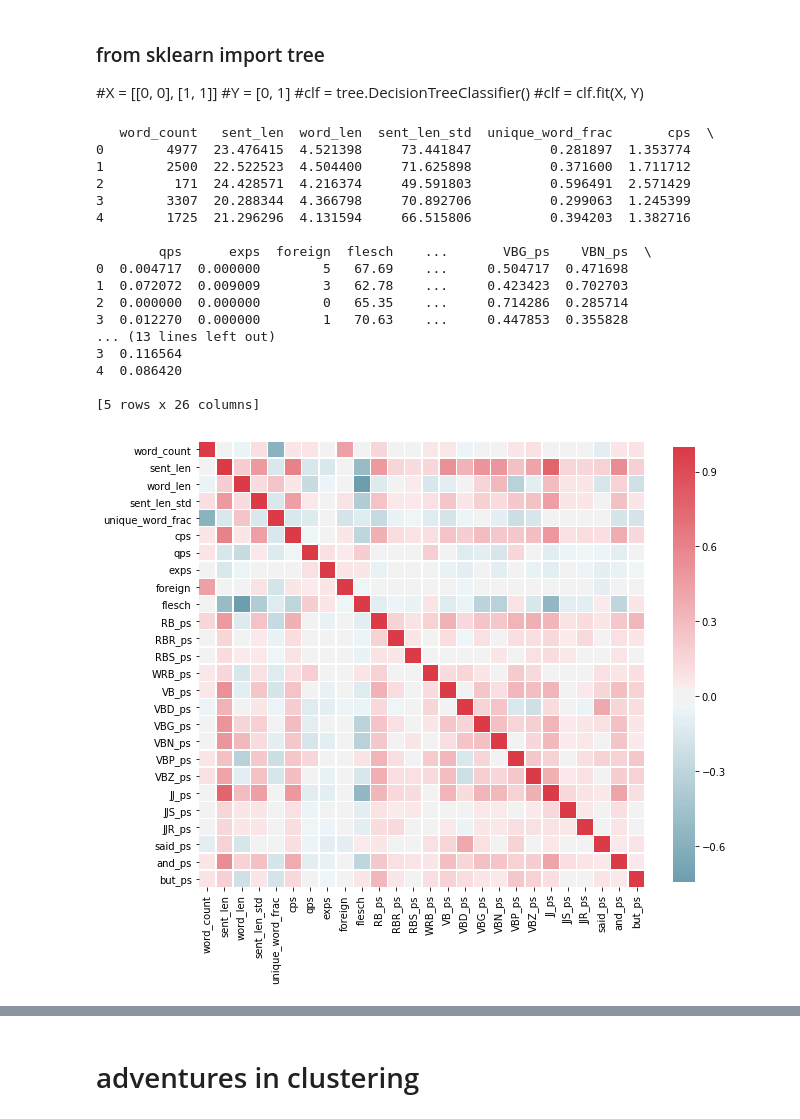
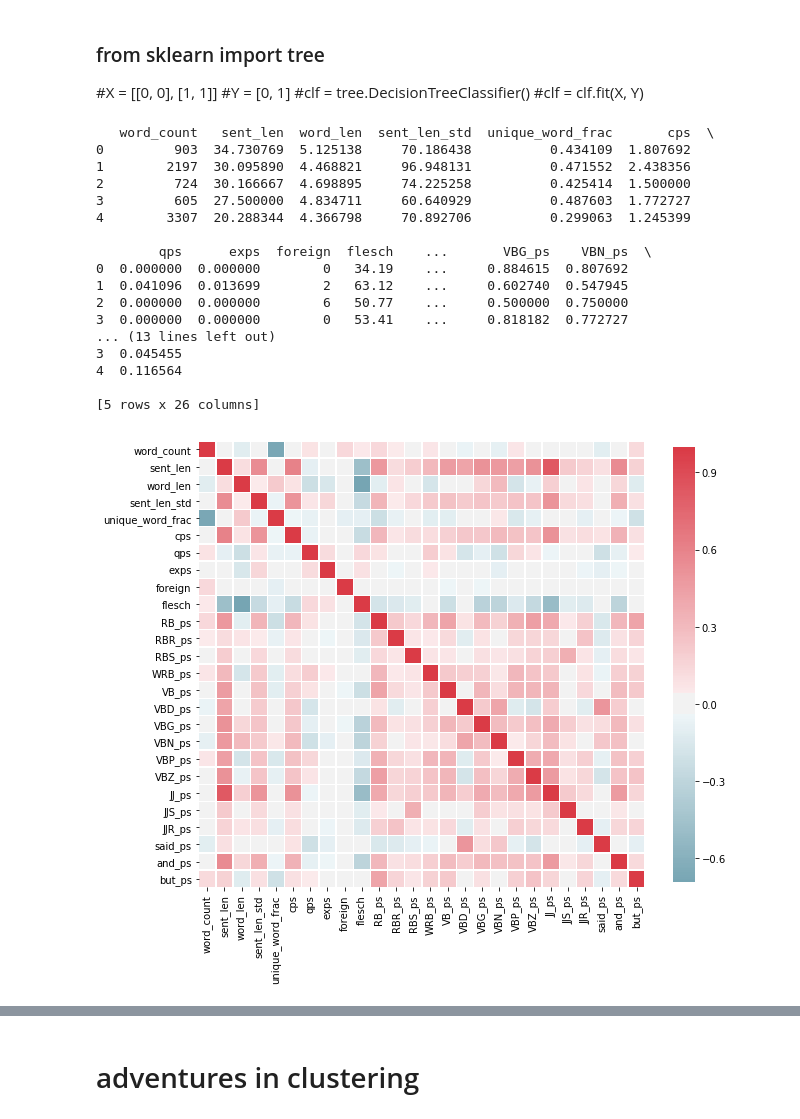
Before and after one commit to jwymbs23/insight, a Jupyter notebook: eda_news_articles.ipynb, the cells around one changed output, grey strips where cells are left out. Saved outputs shown, nothing was run; the diff lists cells and outputs as text; code cells hidden in the pictures.

```diff
--- a/eda_news_articles.ipynb
+++ b/eda_news_articles.ipynb
@@ -130,7 +204,7 @@ pickle.dump( ['guard', guard_id, guard_sent, guard_word, guard_string_count], op
 # Can start here if you don't care about which articles you got, and you have the article pickle files
 # %%
 #unpickle files
-pub, nyt_id, nyt_sent, nyt_word, nyt_string_count = pickle.load( open( "nyt_tokenized_strings.p", "rb" ) )
-pub, breit_id, breit_sent, breit_word, breit_string_count = pickle.load( open( "breit_tokenized_strings.p", "rb" ) )
-pub, wapo_id, wapo_sent, wapo_word, wapo_string_count = pickle.load( open( "wapo_tokenized_strings.p", "rb" ) )
-pub, guard_id, guard_sent, guard_word, guard_string_count = pickle.load( open( "guard_tokenized_strings.p", "rb" ) )
+pub, nyt_id, nyt_auth, nyt_sent, nyt_word, nyt_string_count, nyt_pos = pickle.load( open( "nyt_tokenized_strings.p", "rb" ) )
+pub, breit_id, breit_auth, breit_sent, breit_word, breit_string_count, breit_pos = pickle.load( open( "breit_tokenized_strings.p", "rb" ) )
+pub, wapo_id, wapo_auth, wapo_sent, wapo_word, wapo_string_count, wapo_pos = pickle.load( open( "wapo_tokenized_strings.p", "rb" ) )
+pub, guard_id, guard_auth, guard_sent, guard_word, guard_string_count, guard_pos = pickle.load( open( "guard_tokenized_strings.p", "rb" ) )
@@ -149,12 +219,13 @@ print(textstat.flesch_reading_ease('hi, how are you?'))
 # %%
 class Publication():
 
-    def __init__(self, pub_id = '', pub_id_list = [], pub_sent = [], pub_word = [], pub_string_count = []):
+    def __init__(self, pub_id = '', pub_sent = [], pub_word = [], pub_string_count = [], pub_pos = []):
         self.publication_name = pub_id
-        self.id_list = pub_id_list
+        #self.id_list = pub_id_list
         self.sent_tok = pub_sent
         self.word_tok = pub_word
         self.string_count = pub_string_count
+        self.pos = pub_pos
 
     def calc_word_count(self):
         self.word_count_punc = [len(text) for text in self.word_tok]
@@ -196,18 +267,15 @@ class Publication():
         self.verb_count = []
         self.adj_count = []
         self.FW_count = []
-        for ci, article in enumerate(self.sent_tok):
+        for ci, article in enumerate(self.pos):
             if not ci%1000:
                 print(ci)
             article_adverb_dict = {'RB': 0, 'RBR': 0, 'RBS': 0, 'WRB': 0}
             article_verb_dict = {'VB': 0, 'VBD': 0, 'VBG': 0, 'VBN': 0 , 'VBZ': 0, 'VBP': 0}
             article_adj_dict = {'JJ': 0, 'JJR': 0, 'JJS': 0}
             article_FW = 0
-            for sentence in article:
-                #pos_tag = stanford_pos.tag([sentence])
-                pos_tag = nltk.pos_tag(nltk.word_tokenize(sentence))
-                #adverbs
-                for word in pos_tag:
+            for article in self.pos:
+                for word in article:
                     if 'RB' in word[1]:
                         #print(word[0], word[1])
                         #RB: adverb
@@ -226,7 +294,7 @@ class Publication():
                         #article_adv_count += 1
                     if 'VB' in word[1]:
                         #VB: verb, base form
-                        #    ask assemble assess assign assume atone attention avoid bake balkanize
+                        #ask assemble assess assign assume atone attention avoid bake balkanize
                         #    bank begin behold believe bend benefit bevel beware bless boil bomb
                         #    boost brace break bring broil brush build ...
                         #VBD: verb, past tense
@@ -272,7 +340,7 @@ class Publication():
             self.verb_count.append(article_verb_dict)
             self.adj_count.append(article_adj_dict)
             self.FW_count.append(article_FW)
-            #input()
+        #input()
         #verb count:
 
         #noun count:
@@ -683,0 +777,7 @@ print(samples_per_df)
+# %%
+f_list = glob.glob('*_data_df.p')
+df_list = []
+for fname in f_list:
+    if 'jupyter' not in fname:
+        df_list.append(pickle.load(open( fname, 'rb' )))
+#print(df_list[5])
@@ -694,51 +796,51 @@ feat_list = ['word_count', 'sent_len', 'word_len', 'sent_len_std', 'unique_word_
              'VBD_ps', 'VBG_ps', 'VBN_ps', 'VBP_ps', 'VBZ_ps', 'JJ_ps', 'JJS_ps', 'JJR_ps',
              'said_ps', 'and_ps', 'but_ps']
 
-full_feature_df = pd.concat(df_list)
+#full_feature_df = pd.concat(df_list)
 
 
 
 import matplotlib.ticker as ticker
-corr = breit_feature_df[feat_list].corr()
+corr = full_feature_df[feat_list].corr()
 
 mask = np.zeros_like(corr, dtype=np.bool)
 mask[np.triu_indices_from(mask)] = True
 
 cmap = sns.diverging_palette(220, 10, as_cmap=True)
 plt.figure(figsize=(10,10))
 # Draw the heatmap with the mask and correct aspect ratio
 sns.heatmap(corr,cmap=cmap, center=0,
             square=True, linewidths=.3, cbar_kws={"shrink": .8})
 
 
 
 
 full_feature_df[feat_list].head()
 
 min_word_count = 0
 
 feature_array = full_feature_df.loc[(full_feature_df['word_count'] > min_word_count)][feat_list].values
 label_array =   full_feature_df.loc[(full_feature_df['word_count'] > min_word_count)]['label'].values
 print(full_feature_df[feat_list][(full_feature_df >= 0).all(1)].head())
 # %% [output]
    word_count   sent_len  word_len  sent_len_std  unique_word_frac       cps  \
-0        4977  23.476415  4.521398     73.441847          0.281897  1.353774
-1        2500  22.522523  4.504400     71.625898          0.371600  1.711712
-2         171  24.428571  4.216374     49.591803          0.596491  2.571429
-3        3307  20.288344  4.366798     70.892706          0.299063  1.245399
-4        1725  21.296296  4.131594     66.515806          0.394203  1.382716
+0         903  34.730769  5.125138     70.186438          0.434109  1.807692
+1        2197  30.095890  4.468821     96.948131          0.471552  2.438356
+2         724  30.166667  4.698895     74.225258          0.425414  1.500000
+3         605  27.500000  4.834711     60.640929          0.487603  1.772727
+4        3307  20.288344  4.366798     70.892706          0.299063  1.245399
 
         qps      exps  foreign  flesch    ...       VBG_ps    VBN_ps  \
-0  0.004717  0.000000        5   67.69    ...     0.504717  0.471698
-1  0.072072  0.009009        3   62.78    ...     0.423423  0.702703
-2  0.000000  0.000000        0   65.35    ...     0.714286  0.285714
-3  0.012270  0.000000        1   70.63    ...     0.447853  0.355828
+0  0.000000  0.000000        0   34.19    ...     0.884615  0.807692
+1  0.041096  0.013699        2   63.12    ...     0.602740  0.547945
+2  0.000000  0.000000        6   50.77    ...     0.500000  0.750000
+3  0.000000  0.000000        0   53.41    ...     0.818182  0.772727
 ... (13 lines left out)
-3  0.116564
-4  0.086420
+3  0.045455
+4  0.116564
 
 [5 rows x 26 columns]
-[figure, old version]
+[figure, new version]
 # %%
 #combine features
 #X = [[i, j, k, l, m, n, o] for i, j, k, l, m, n, o in zip(
```
Also changed, not shown: parts of 42 cells of this notebook, 2 other files.
